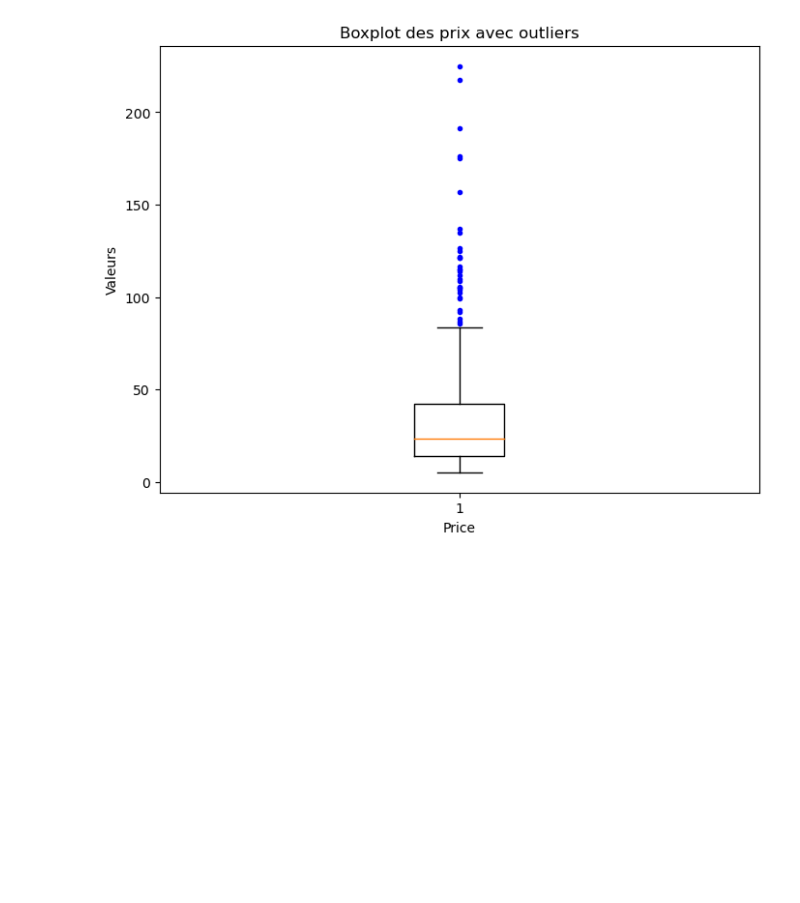
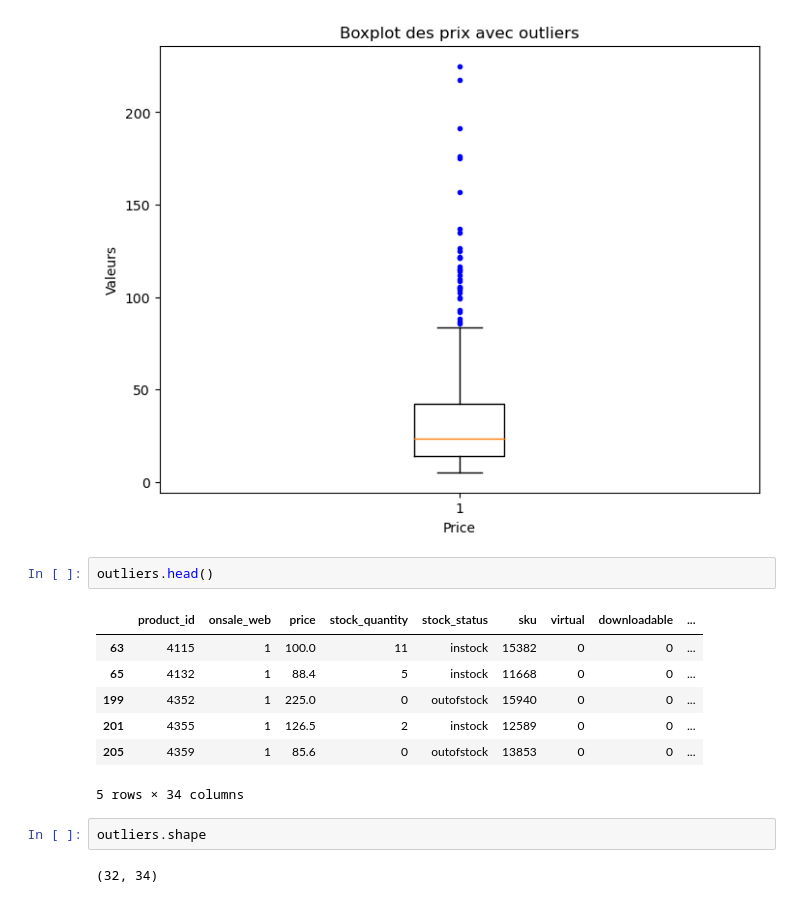
Before and after one commit to AntoineJBQ/Projet-5, a Jupyter notebook: Projet 5.ipynb, the cells around one changed output. Drawn from its saved outputs; the diff is of its cells as text; blank space fills up the shorter version.

```diff
--- a/Projet 5.ipynb
+++ b/Projet 5.ipynb
@@ -387,3 +382,17 @@ plt.ylabel("Valeurs")
 plt.show()
 # %% [output]
 [figure]
+# %%
+outliers.head()
+# %% [output]
+|  | product_id | onsale_web | price | stock_quantity | stock_status | sku | virtual | downloadable | ... |
+| 63 | 4115 | 1 | 100.0 | 11 | instock | 15382 | 0 | 0 | ... |
+| 65 | 4132 | 1 | 88.4 | 5 | instock | 11668 | 0 | 0 | ... |
+| 199 | 4352 | 1 | 225.0 | 0 | outofstock | 15940 | 0 | 0 | ... |
+| 201 | 4355 | 1 | 126.5 | 2 | instock | 12589 | 0 | 0 | ... |
+| 205 | 4359 | 1 | 85.6 | 0 | outofstock | 13853 | 0 | 0 | ... |
+5 rows × 34 columns
+# %%
+outliers.shape
+# %% [output]
+(32, 34)
```
Also changed, not shown: parts of 2 cells of this notebook.
